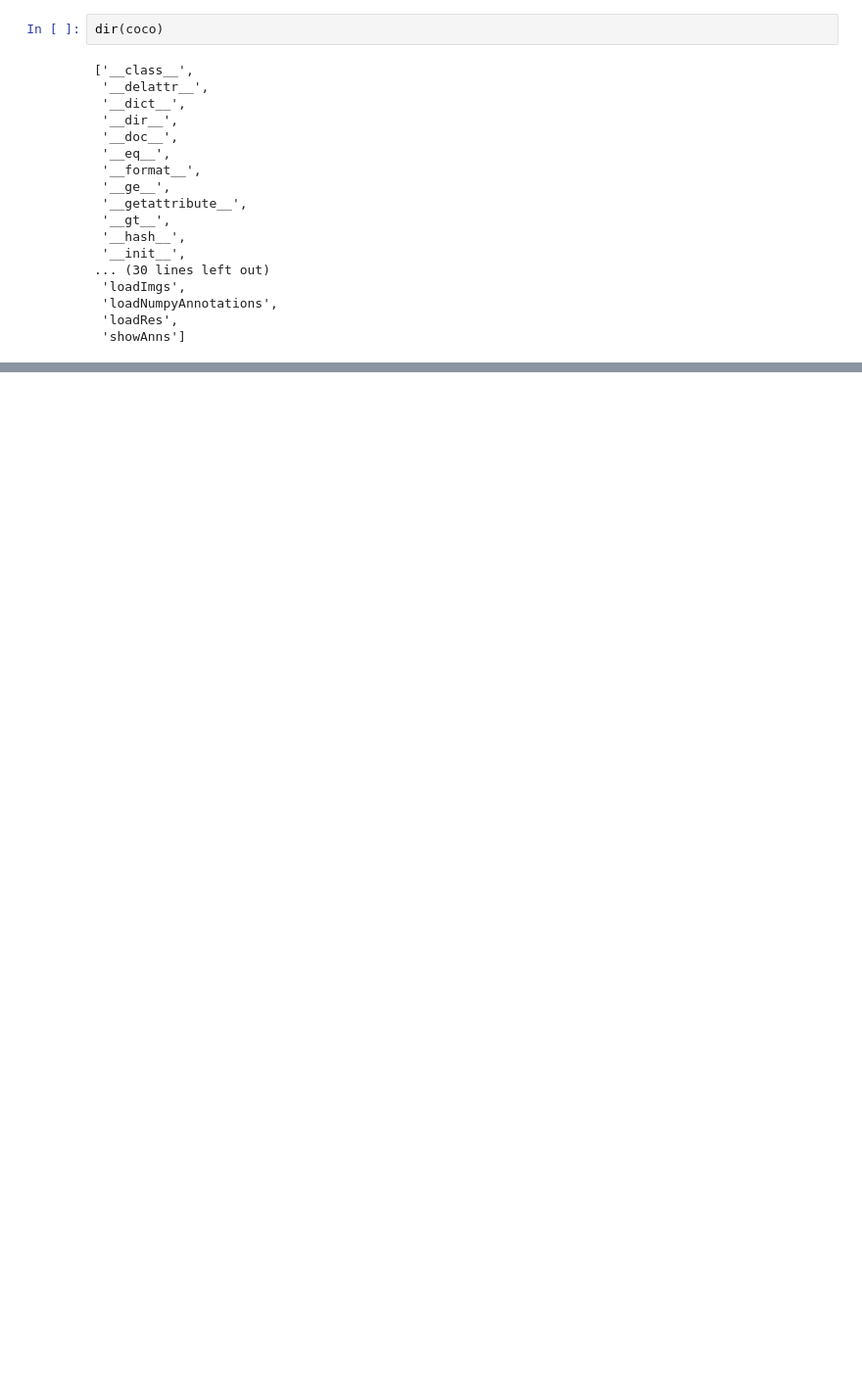
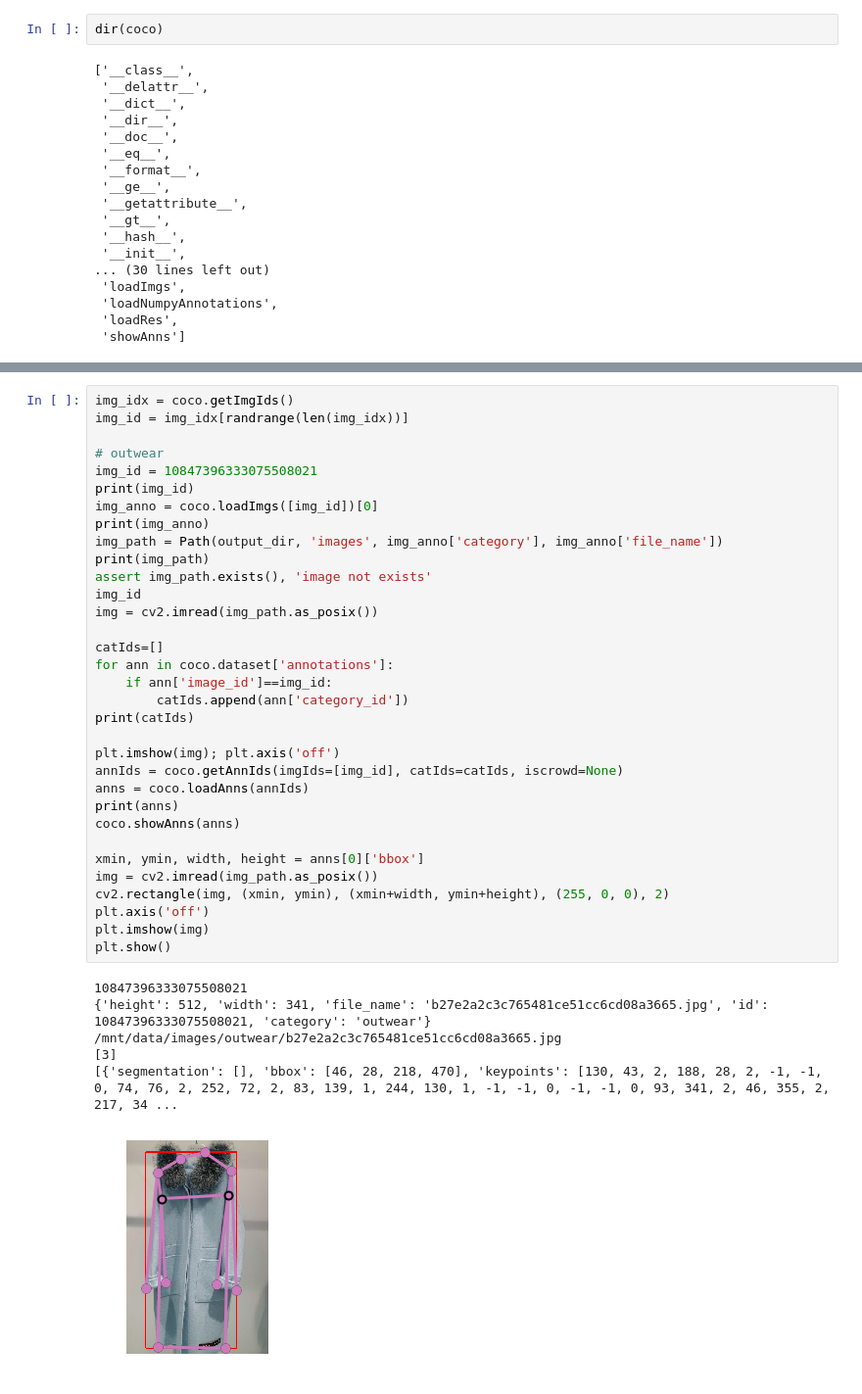
Before and after one commit to lexuszhi1990/build-datasets-from-zero, a Jupyter notebook: fai_coco_test.ipynb, the cells around one changed output, grey strips where cells are left out. Shown at 98% size. Cells and saved outputs as stored; diff of their text form; blank space fills up the shorter version.

```diff
--- a/fai_coco_test.ipynb
+++ b/fai_coco_test.ipynb
@@ -99,0 +103,40 @@ plt.show()
+# %%
+img_idx = coco.getImgIds()
+img_id = img_idx[randrange(len(img_idx))]
+
+# outwear
+img_id = 10847396333075508021
+print(img_id)
+img_anno = coco.loadImgs([img_id])[0]
+print(img_anno)
+img_path = Path(output_dir, 'images', img_anno['category'], img_anno['file_name'])
+print(img_path)
+assert img_path.exists(), 'image not exists'
+img_id
+img = cv2.imread(img_path.as_posix())
+
+catIds=[]
+for ann in coco.dataset['annotations']:
+    if ann['image_id']==img_id:
+        catIds.append(ann['category_id'])
+print(catIds)
+
+plt.imshow(img); plt.axis('off')
+annIds = coco.getAnnIds(imgIds=[img_id], catIds=catIds, iscrowd=None)
+anns = coco.loadAnns(annIds)
+print(anns)
+coco.showAnns(anns)
+
+xmin, ymin, width, height = anns[0]['bbox']
+img = cv2.imread(img_path.as_posix())
+cv2.rectangle(img, (xmin, ymin), (xmin+width, ymin+height), (255, 0, 0), 2)
+plt.axis('off')
+plt.imshow(img)
+plt.show()
+# %% [output]
+10847396333075508021
+{'height': 512, 'width': 341, 'file_name': 'b27e2a2c3c765481ce51cc6cd08a3665.jpg', 'id': 10847396333075508021, 'category': 'outwear'}
+/mnt/data/images/outwear/b27e2a2c3c765481ce51cc6cd08a3665.jpg
+[3]
+[{'segmentation': [], 'bbox': [46, 28, 218, 470], 'keypoints': [130, 43, 2, 188, 28, 2, -1, -1, 0, 74, 76, 2, 252, 72, 2, 83, 139, 1, 244, 130, 1, -1, -1, 0, -1, -1, 0, 93, 341, 2, 46, 355, 2, 217, 34 ...
+[figure, added]
```
Also changed, not shown: parts of 11 cells of this notebook, 1 other file.
